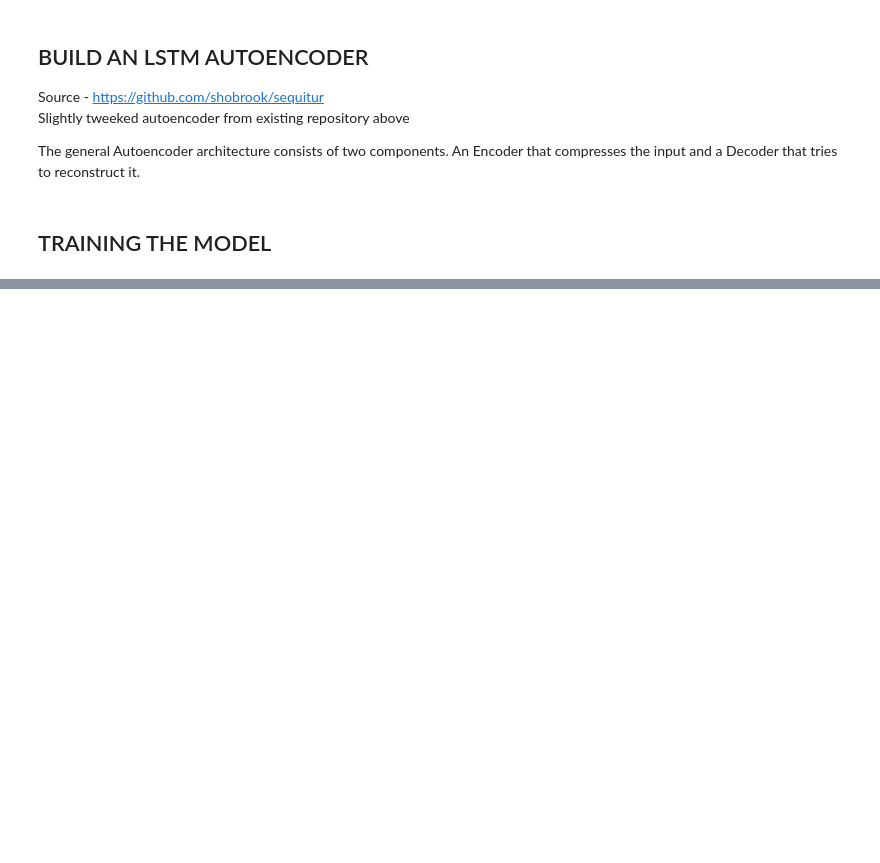
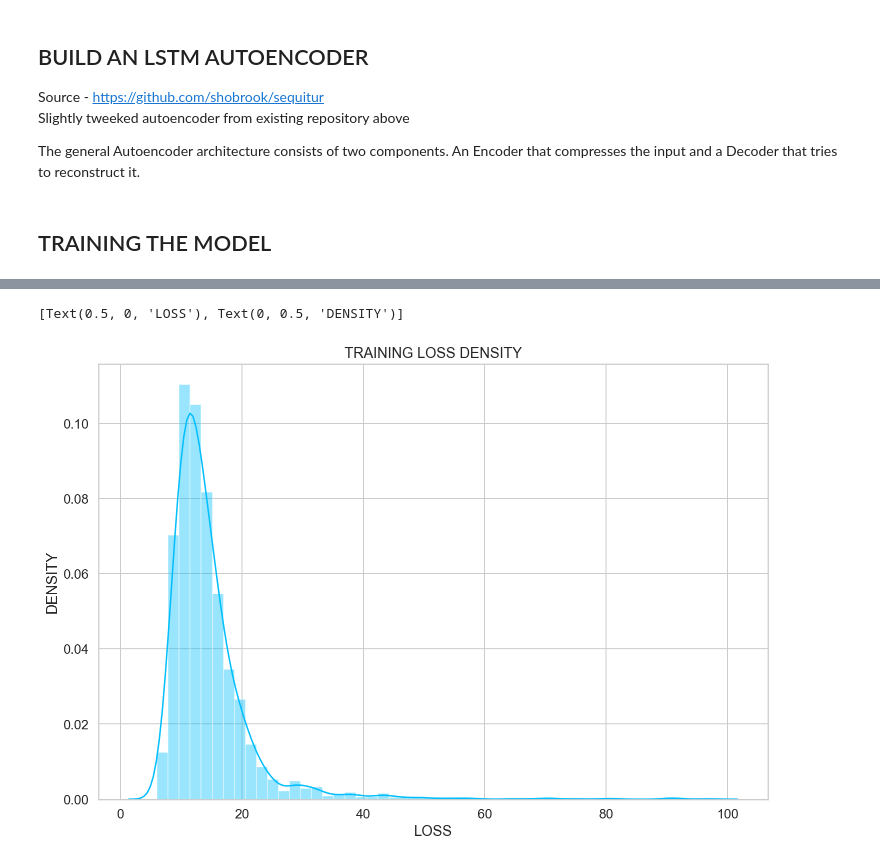
Before and after one commit to dario-sZM/ECG-Anomaly-Detection, a Jupyter notebook: ECG_LSTM_Autoencoder.ipynb, the cells around one changed output, grey strips where cells are left out. Drawn from its saved outputs; the diff is of its cells as text; code cells hidden in the pictures; blank space fills up the shorter version.

```diff
--- a/ECG_LSTM_Autoencoder.ipynb
+++ b/ECG_LSTM_Autoencoder.ipynb
@@ -345,0 +315,4 @@ KeyboardInterrupt:
+# %%
+# Load trained model
+model = torch.load('model.pth')
+model = model.to(device)
@@ -345,0 +335,24 @@ KeyboardInterrupt:
+# %%
+def predict(model, dataset):
+  predictions, losses = [], []
+  criterion = nn.L1Loss(reduction='sum').to(device)
+  with torch.no_grad():
+    model = model.eval()
+    for seq_true in dataset:
+      seq_true = seq_true.to(device)
+      seq_pred = model(seq_true)
+
+      loss = criterion(seq_pred, seq_true)
+
+      predictions.append(seq_pred.cpu().numpy().flatten())
+      losses.append(loss.item())
+  return predictions, losses
+# %%
+_, losses = predict(model, train_dataset)
+
+ax = sns.distplot(losses, bins=50, kde=True)
+ax.set_title('TRAINING LOSS DENSITY')
+ax.set(xlabel='LOSS', ylabel='DENSITY')
+# %% [output]
+[Text(0.5, 0, 'LOSS'), Text(0, 0.5, 'DENSITY')]
+[figure, added]
```
Also changed, not shown: parts of 21 cells of this notebook.
